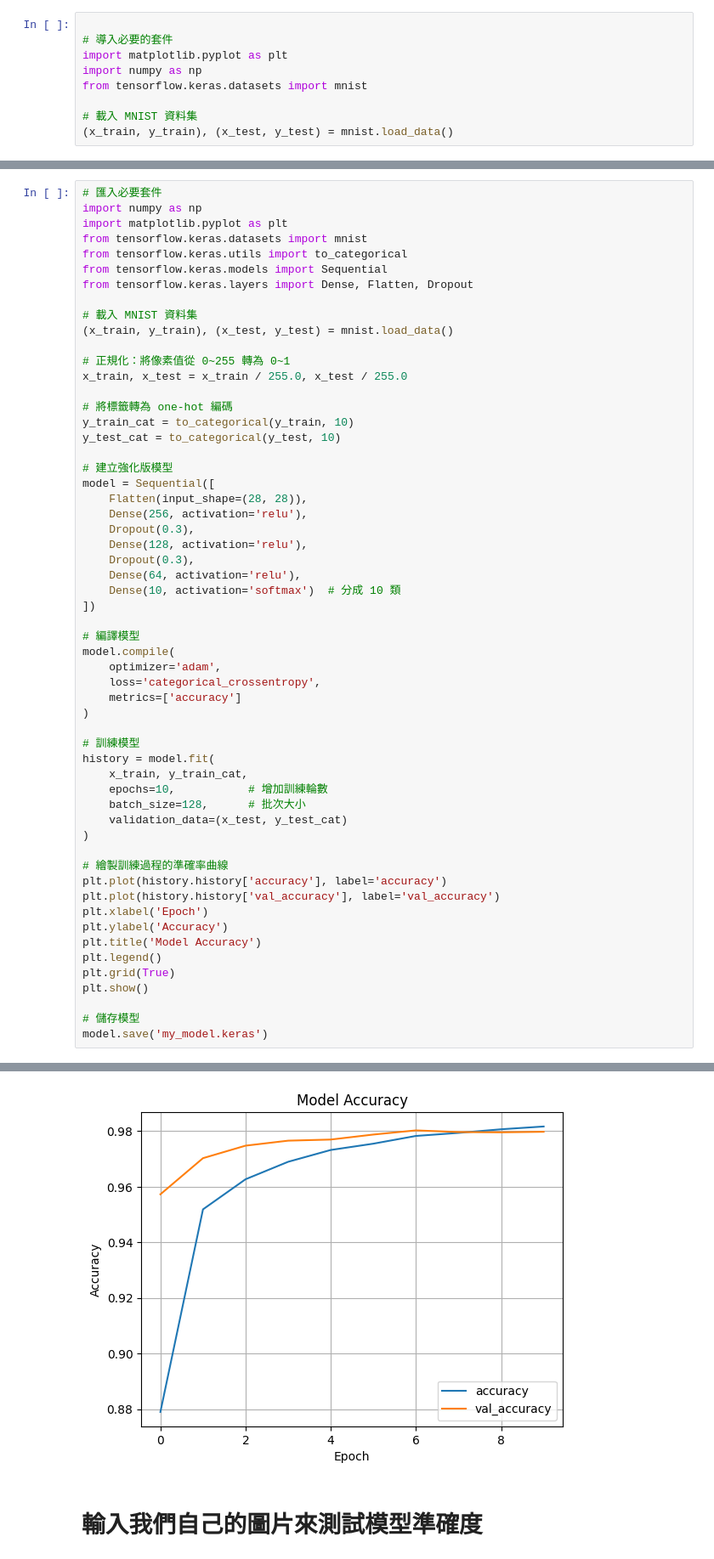
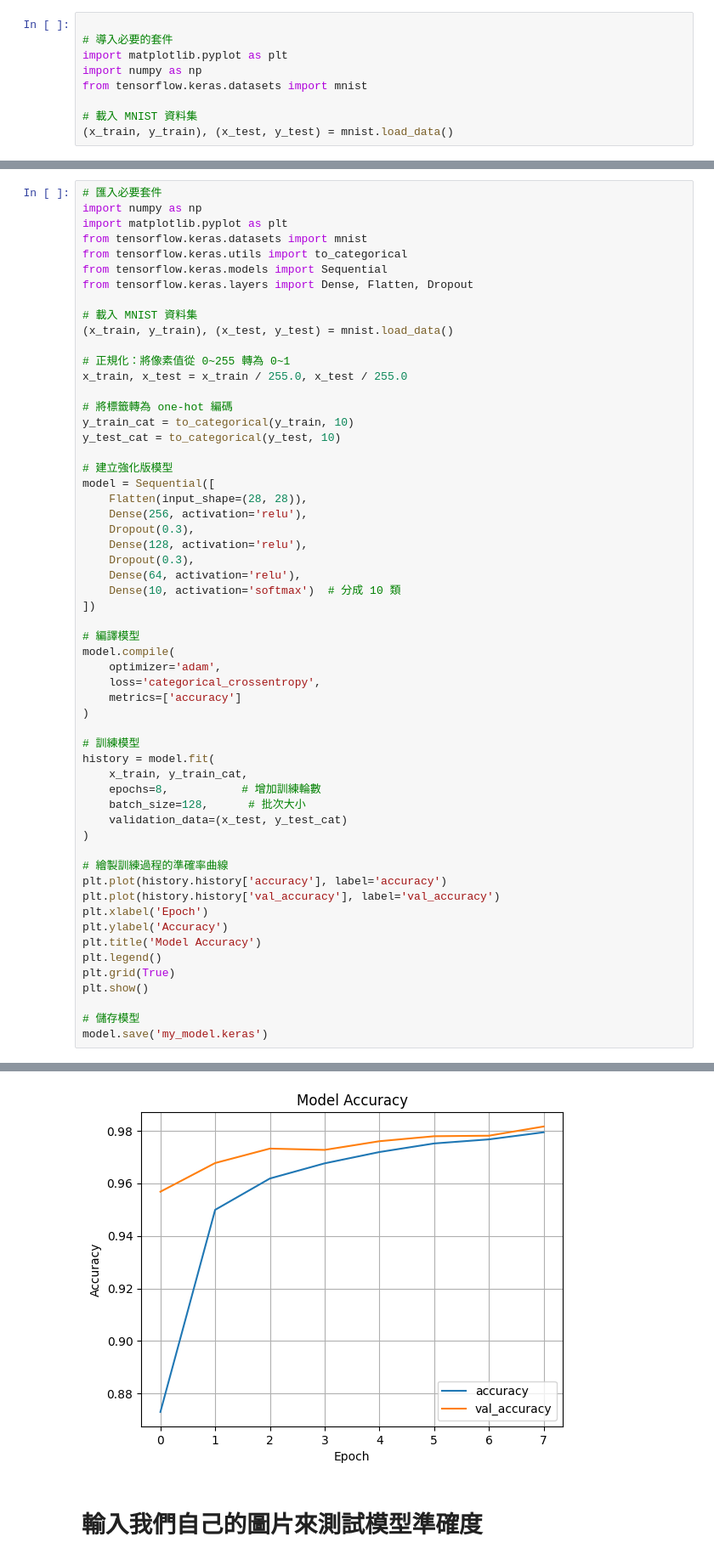
Before and after one commit to Huwalli/PLta, a Jupyter notebook: 圖像識別入門_Part2.ipynb, the cells around one changed output, grey strips where cells are left out. Shown at 85% size. Saved outputs shown, nothing was run; the diff lists cells and outputs as text.

```diff
--- a/圖像識別入門_Part2.ipynb
+++ b/圖像識別入門_Part2.ipynb
@@ -72,7 +72,7 @@ model.compile(
 # 訓練模型
 history = model.fit(
     x_train, y_train_cat,
-    epochs=10,           # 增加訓練輪數
+    epochs=8,           # 增加訓練輪數
     batch_size=128,      # 批次大小
     validation_data=(x_test, y_test_cat)
 )
@@ -113,4 +109,4 @@ Epoch 10/10
-[figure, old version]
+[figure, new version]
 # %% [markdown]
 # 輸入我們自己的圖片來測試模型準確度
 # %%
```
Also changed, not shown: parts of 2 cells of this notebook.
